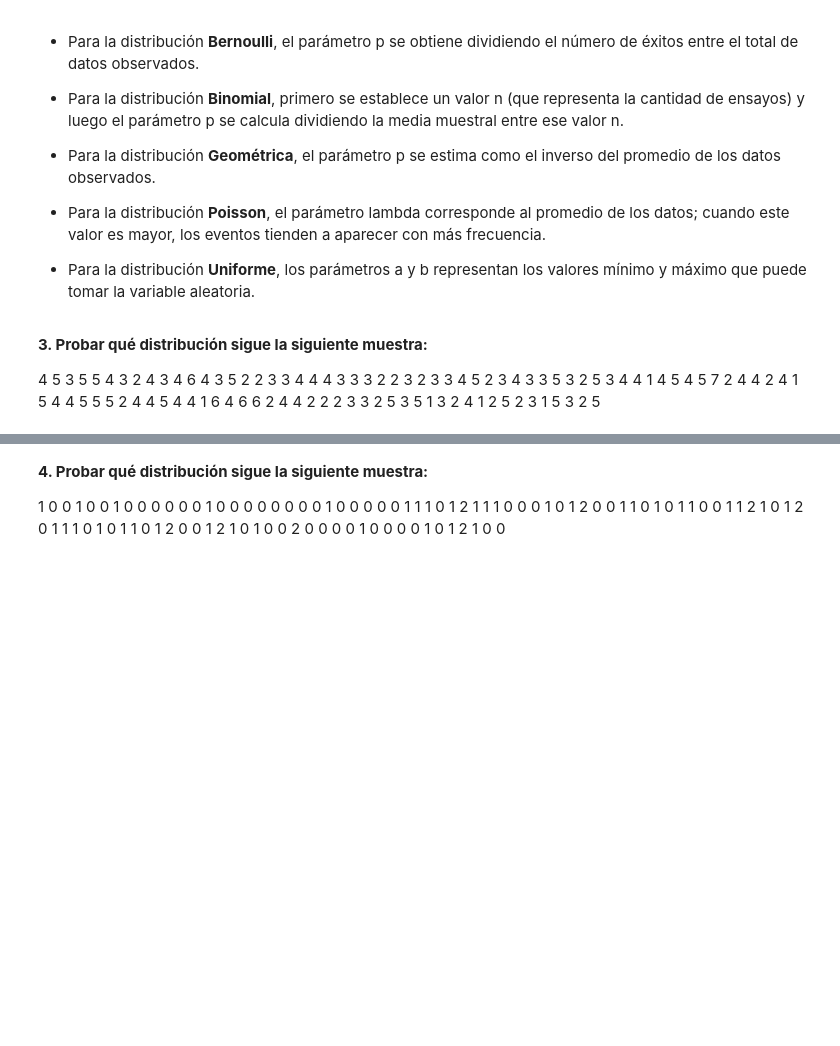
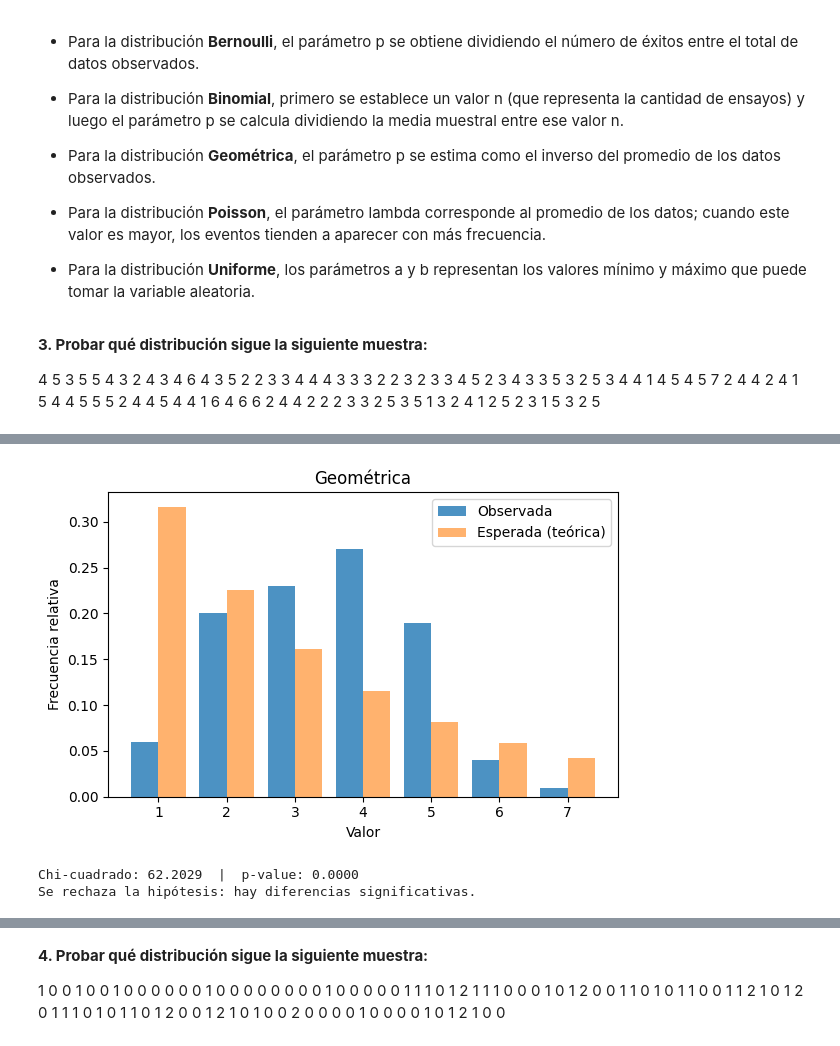
Before and after one commit to EdithOroche/IA, a Jupyter notebook: Distribuciones_Discretas_SS.ipynb, the cells around one changed output, grey strips where cells are left out. Drawn from its saved outputs; the diff is of its cells as text; code cells hidden in the pictures; blank space fills up the shorter version.

```diff
--- a/Distribuciones_Discretas_SS.ipynb
+++ b/Distribuciones_Discretas_SS.ipynb
@@ -218,0 +245,27 @@ En el laboratorio con Python el proceso es completamente automático ya que se t
+# %%
+mean = np.mean(data3)
+var = np.var(data3)
+
+print("Media:", mean)
+print("Varianza:", var)
+
+# Parámetro para Poisson
+lambda_poisson = mean
+
+# Parámetro para Geométrica
+p_geom = 1 / mean
+
+# Parámetros para Uniforme
+a_unif = np.min(data3)
+b_unif = np.max(data3)
+
+# Parámetros para Binomial (estimados)
+n_bin = b_unif
+p_bin = mean / n_bin
+
+print("\nParámetros estimados:")
+print("Poisson λ =", lambda_poisson)
+print("Geométrica p =", p_geom)
+print("Uniforme a =", a_unif, "b =", b_unif)
+print("Binomial n =", n_bin, "p =", p_bin)
+print("Bernoulli p =", p_bernoulli)
@@ -218,0 +282,7 @@ En el laboratorio con Python el proceso es completamente automático ya que se t
+# %%
+dist_geom = geom(p_geom)
+chi2_gof_discreta(data3, dist_geom, "Geométrica")
+# %% [output]
+[figure, added]
+Chi-cuadrado: 62.2029  |  p-value: 0.0000
+Se rechaza la hipótesis: hay diferencias significativas.
```
Also changed, not shown: parts of 16 cells of this notebook.
